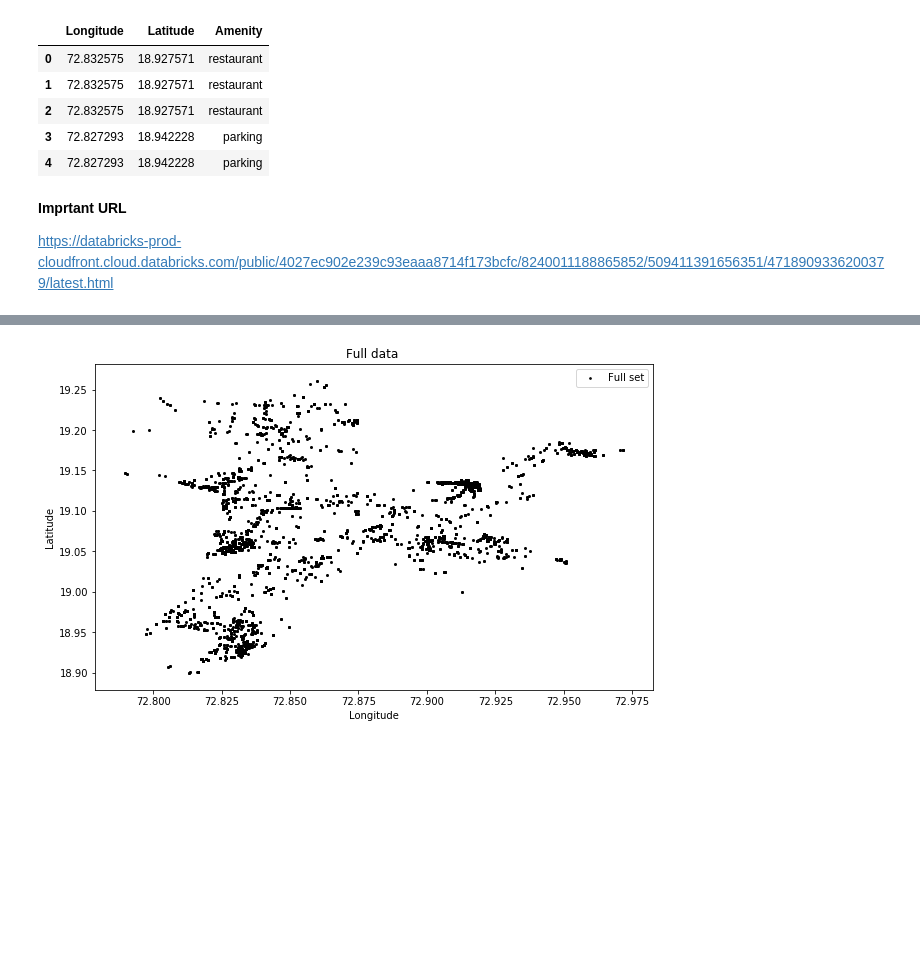
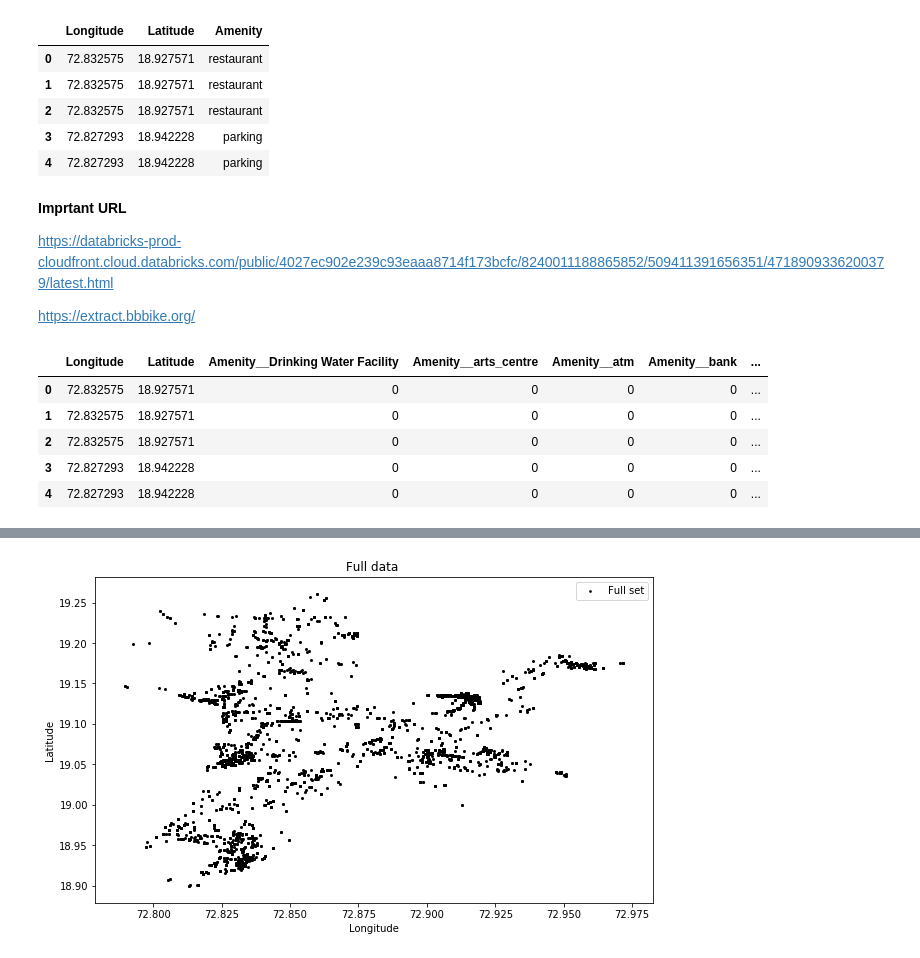
Before and after one commit to Musu1/Atlan_assignment_submission, a Jupyter notebook: submission_atlan.ipynb, the cells around one changed output, grey strips where cells are left out. Cells and saved outputs as stored; diff of their text form; code cells hidden in the pictures; blank space fills up the shorter version.

```diff
--- a/submission_atlan.ipynb
+++ b/submission_atlan.ipynb
@@ -109,3 +111,18 @@ Data.head()
 **Imprtant URL**
 
 https://databricks-prod-cloudfront.cloud.databricks.com/public/4027ec902e239c93eaaa8714f173bcfc/8240011188865852/509411391656351/4718909336200379/latest.html
+
+https://extract.bbbike.org/
+# %%
+cat_columns = ["Amenity"]
+# %%
+Data_processed = pd.get_dummies(Data, prefix_sep="__",columns=cat_columns)
+# %%
+Data_processed.head()
+# %% [output]
+|  | Longitude | Latitude | Amenity__Drinking Water Facility | Amenity__arts_centre | Amenity__atm | Amenity__bank | ... |
+| 0 | 72.832575 | 18.927571 | 0 | 0 | 0 | 0 | ... |
+| 1 | 72.832575 | 18.927571 | 0 | 0 | 0 | 0 | ... |
+| 2 | 72.832575 | 18.927571 | 0 | 0 | 0 | 0 | ... |
+| 3 | 72.827293 | 18.942228 | 0 | 0 | 0 | 0 | ... |
+| 4 | 72.827293 | 18.942228 | 0 | 0 | 0 | 0 | ... |
```
Also changed, not shown: parts of 3 cells of this notebook.
